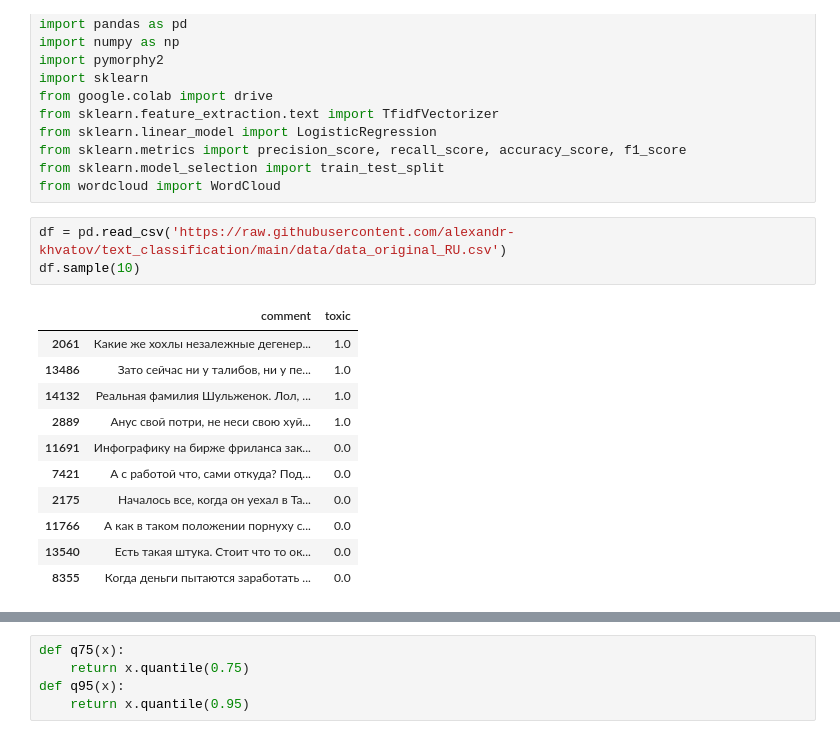
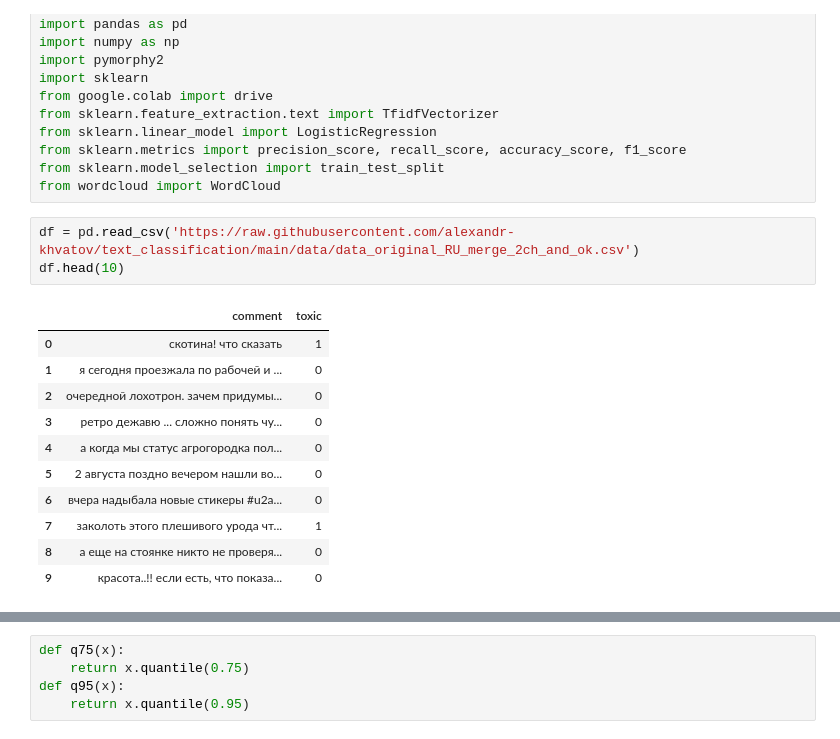
Before and after one commit to alexandr-khvatov/text_classification, a Jupyter notebook: src/dataset_analysis.ipynb, the cells around one changed output, grey strips where cells are left out. Saved outputs shown, nothing was run; the diff lists cells and outputs as text.

```diff
--- a/src/dataset_analysis.ipynb
+++ b/src/dataset_analysis.ipynb
@@ -20,17 +15,17 @@ from sklearn.metrics import precision_score, recall_score, accuracy_score, f1_sc
 from sklearn.model_selection import train_test_split
 from wordcloud import WordCloud
 # %%
-df = pd.read_csv('https://raw.githubusercontent.com/alexandr-khvatov/text_classification/main/data/data_original_RU.csv')
-df.sample(10)
+df = pd.read_csv('https://raw.githubusercontent.com/alexandr-khvatov/text_classification/main/data/data_original_RU_merge_2ch_and_ok.csv')
+df.head(10)
 # %% [output]
 |  | comment | toxic |
-| 2061 | Какие же хохлы незалежные дегенер... | 1.0 |
-| 13486 | Зато сейчас ни у талибов, ни у пе... | 1.0 |
-| 14132 | Реальная фамилия Шульженок. Лол, ... | 1.0 |
-| 2889 | Анус свой потри, не неси свою хуй... | 1.0 |
-| 11691 | Инфографику на бирже фриланса зак... | 0.0 |
-| 7421 | А с работой что, сами откуда? Под... | 0.0 |
-| 2175 | Началось все, когда он уехал в Та... | 0.0 |
-| 11766 | А как в таком положении порнуху с... | 0.0 |
-| 13540 | Есть такая штука. Стоит что то ок... | 0.0 |
-| 8355 | Когда деньги пытаются заработать ... | 0.0 |
+| 0 | скотина! что сказать | 1 |
+| 1 | я сегодня проезжала по рабочей и ... | 0 |
+| 2 | очередной лохотрон. зачем придумы... | 0 |
+| 3 | ретро дежавю ... сложно понять чу... | 0 |
+| 4 | а когда мы статус агрогородка пол... | 0 |
+| 5 | 2 августа поздно вечером нашли во... | 0 |
+| 6 | вчера надыбала новые стикеры #u2a... | 0 |
+| 7 | заколоть этого плешивого урода чт... | 1 |
+| 8 | а еще на стоянке никто не проверя... | 0 |
+| 9 | красота..!! если есть, что показа... | 0 |
```
Also changed, not shown: parts of 13 cells of this notebook.
